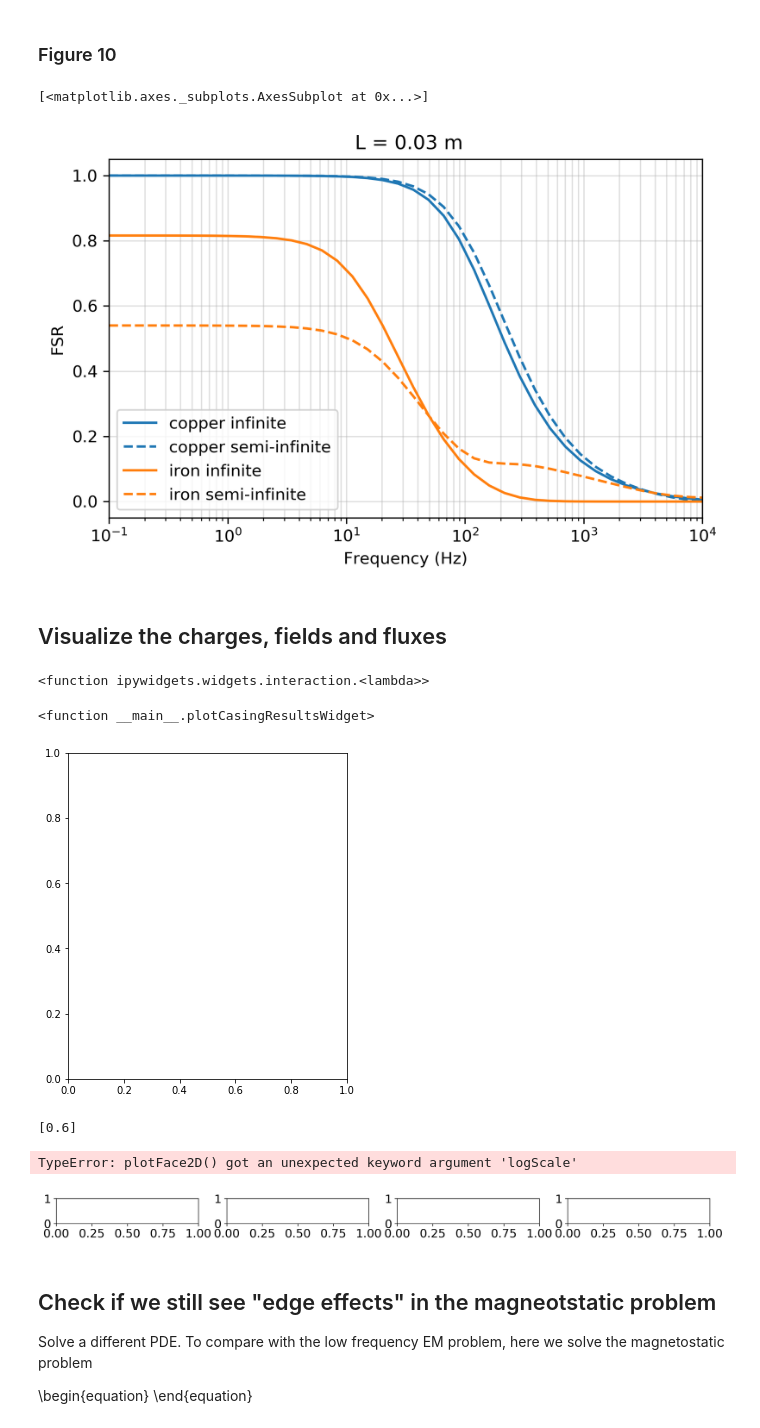
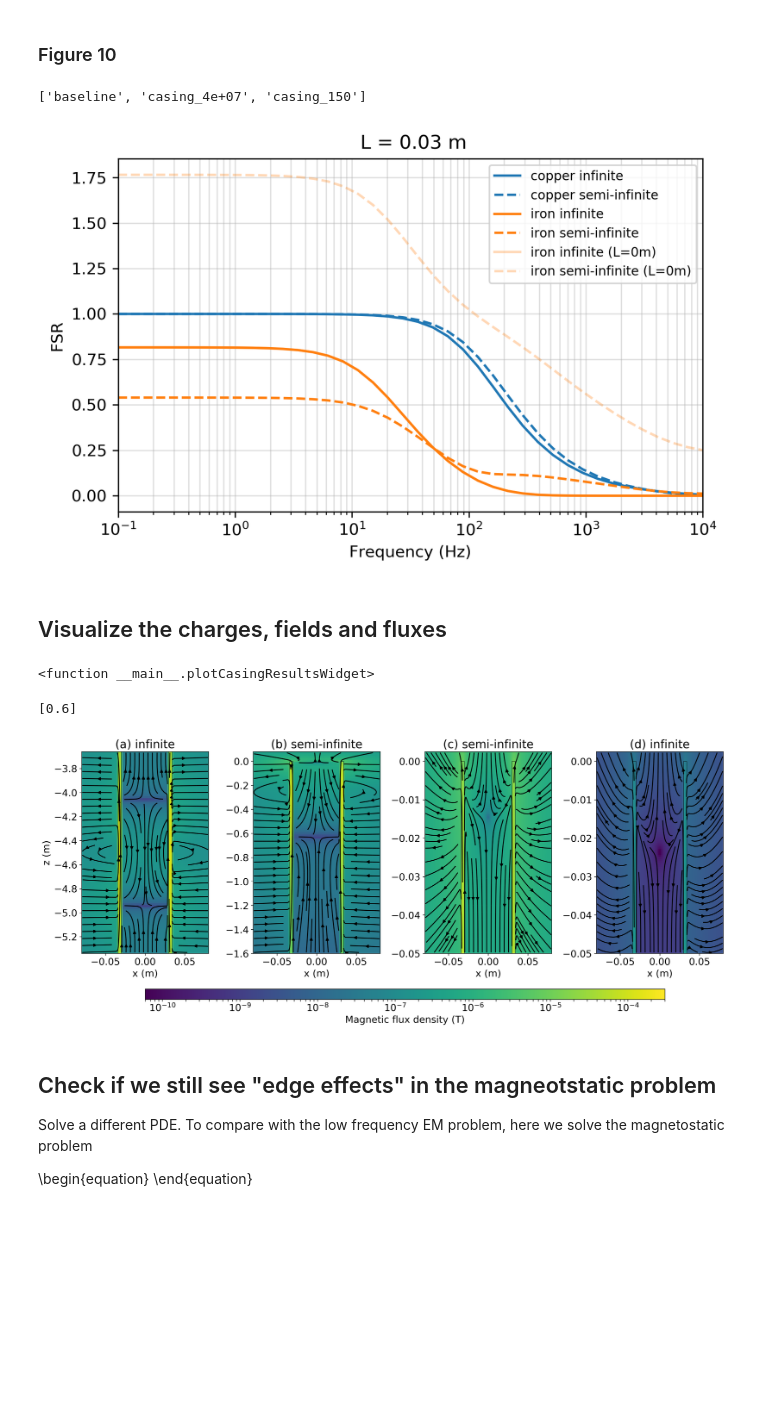
Before and after one commit to simpeg-research/heagy-2018-emcyl, a Jupyter notebook: notebooks/5_FDEM_following_Augustin_Fig3.ipynb, the cells around one changed output. Cells and saved outputs as stored; diff of their text form; code cells hidden in the pictures; blank space fills up the shorter version.

Commit message:
include l=0 in 3cm offset plot for the augustin example

```diff
--- a/notebooks/5_FDEM_following_Augustin_Fig3.ipynb
+++ b/notebooks/5_FDEM_following_Augustin_Fig3.ipynb
@@ -313,7 +314,7 @@ for key in model_names[1:]:
         'infinite': [get_fsr(key, src_list2[i]) for i in range(len(loop_radius))]
     }
 # %%
-def plot_fsr(plt_models, plot_radii, plt_rx=range(rx_locs1.shape[1]), color_by='model', ax=None):
+def plot_fsr(plt_models, plot_radii, plt_rx=range(rx_locs1.shape[1]), color_by='model', ax=None, alpha=1):
 
     fig, ax = plt.subplots(len(plt_rx), 1, figsize=(6, 4*len(plt_rx)), dpi=300)
 
@@ -373,10 +374,37 @@ array([<matplotlib.axes._subplots.AxesSubplot object at 0x...>,
 # fig.savefig('AugustinFSR')
 # %% [markdown]
 ### Figure 10
-# %%
-plot_fsr(model_names[1:], [0], [1])
-# %% [output]
-[<matplotlib.axes._subplots.AxesSubplot at 0x...>]
-[figure, removed]
+# %%
+model_names
+# %% [output]
+['baseline', 'casing_4e+07', 'casing_150']
+# %%
+rcParams['font.size'] = 10
+# %%
+ax = plot_fsr(model_names[1:], [i for i in range(len(loop_radius)) if loop_radius[i] == 0.6], [1])
+
+alpha = 0.3
+rx = 0
+
+key = 'casing_150'
+r = 0
+label = 'iron'
+fsr_infinite = fsr_dict[key]['infinite'][r]
+fsr_semiinfinite = fsr_dict[key]['semi-infinite'][r]
+
+ax[0].semilogx(
+        freqs, fsr_infinite[:, rx], '-', color='C1', alpha=alpha,
+        label="{} infinite (L=0m)".format(label)
+    )
+ax[0].semilogx(
+    freqs, fsr_semiinfinite[:, rx], '--', color='C1', alpha=alpha,
+    label="{} semi-infinite (L=0m)".format(label)
+)
+
+ax[0].legend(fontsize=8)
+
+plt.savefig('Augustin3cm')
+# %% [output]
+[figure, added]
 # %% [markdown]
 ## Visualize the charges, fields and fluxes
@@ -401,9 +411,5 @@ viewer = casingSim.FieldsViewer(
-# %%
-viewer.widget_cross_section(fixed={'theta_ind':0})
-# %% [output]
-<function ipywidgets.widgets.interaction.<lambda>>
 # %%
-# Plot the charges
+# Plot the fields
 # mesh2D = cylMeshGen.create_2D_mesh().mesh
 mesh = mesh_generator.mesh
 theta_ind=0
@@ -412,8 +418,9 @@ background_key = 'baseline'
 def plotCasingResults(
     ax = None,
     clim_max=None, clim_min=None,
+    min_depth=-10.,
     max_depth=1.1*model_dict[model_names[0]].casing_l,
-    max_r=0.1, top=10., view='charge', model='casing_100',
+    max_r=0.1,  view='charge', model='casing_100',
     primsec='total',
     casing_outline=True,
     component='real',
@@ -429,7 +436,7 @@ def plotCasingResults(
     assert view.lower() in ['j', 'e', 'b', 'h']
 
     xlim = max_r*np.r_[-1, 1]  # x-limits in meters
-    zlim = np.r_[-max_depth, top]  # z-limits in meters. (z-positive up)
+    zlim = np.r_[-max_depth, -min_depth]  # z-limits in meters. (z-positive up)
 
     clim = None
     plotopts = {
@@ -513,6 +520,7 @@ def plotCasingResults(
 
 def plotCasingResultsWidget(
     clim_max=None, clim_min=None,
+    min_depth = 0.,
     max_depth=1.1*model_dict[model_names[0]].casing_l,
     max_r=0.1, top=10., view='charge', model='all',
     primsec=['total', 'primary', 'secondary'],
@@ -533,8 +541,8 @@ def plotCasingResultsWidget(
         a = plotCasingResults(
             ax = a,
             clim_max=clim_max, clim_min=clim_min,
-            max_depth=max_depth,
-            max_r=max_r, top=top, view=view, model=mod,
+            min_depth=min_depth, max_depth=max_depth,
+            max_r=max_r, view=view, model=mod,
             primsec=primsec,
             casing_outline=True,
             component=component,
@@ -553,9 +561,9 @@ ipywidgets.interact(
     plotCasingResultsWidget,
     clim_max = ipywidgets.FloatText(value=0),
     clim_min = ipywidgets.FloatText(value=0),
+    min_depth = ipywidgets.FloatText(value=-0.1*casing_l),
     max_depth = ipywidgets.FloatText(value=np.round(1.1*casing_l)),
     max_r = ipywidgets.FloatText(value=0.09),
-    top = ipywidgets.FloatText(value=0.1*casing_l),
     view = ipywidgets.ToggleButtons(
         options=['e', 'j', 'b', 'h'], value='b'
     ),
@@ -575,13 +583,12 @@ ipywidgets.interact(
         min=0, max=len(loop_radius)-1, value=0,
     ),
     src_loc = ipywidgets.ToggleButtons(
-        options=["infinite", "semi-infinite"], value="semi-infinite"
+        options=["infinite", "semi-infinite"], value="infinite"
     ),
     plot_mesh = ipywidgets.Checkbox(value=False)
 )
 # %% [output]
 <function __main__.plotCasingResultsWidget>
-[figure, removed]
 # %%
 from matplotlib import rcParams
 rcParams['font.size'] = 16
@@ -610,36 +617,35 @@ model = 'casing_150'
 loop_ind = 0
 src_loc = ['infinite', 'semi-infinite', 'semi-infinite', 'infinite']
 
 for i, a in enumerate(ax):
     out = plotCasingResults(
         ax=a,
         clim_max = clim[1],
         clim_min = clim[0],
         max_depth = depths[i],
         max_r = 0.08,
-        top = tops[i],
+        min_depth = -tops[i],
         view = 'b',
         model = model,
         primsec = "secondary",
         component="real",
         freq_ind=0,
         loop_ind=loop_ind,
         src_loc = src_loc[i],
         plot_mesh = False,
         show_cb=False
     )
     a.set_title("({}) {}".format(string.ascii_lowercase[i], src_loc[i]))
     a.set_xlabel("x (m)")
     a.set_ylabel("z (m)" if i ==0 else "")
 
 cbar_ax = fig.add_axes([0.15, -0.04, 0.75, 0.04])
 cb = fig.colorbar(out[0], cbar_ax, orientation='horizontal')
 cb.set_label('Magnetic flux density (T)')
 
 plt.tight_layout()
 # %% [output]
-TypeError: plotFace2D() got an unexpected keyword argument 'logScale'
-[figure, old version]
+[figure, new version]
 # %%
 # fig.savefig('AugustinBfields', bbox_inches="tight")
 # %% [markdown]
```
Also changed, not shown: parts of 9 cells of this notebook, 1 other file.
